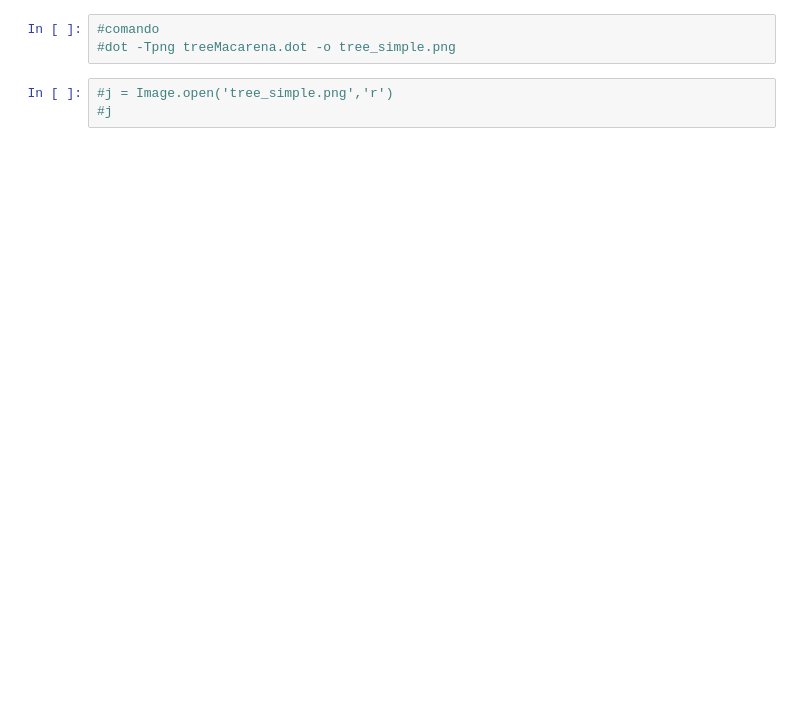
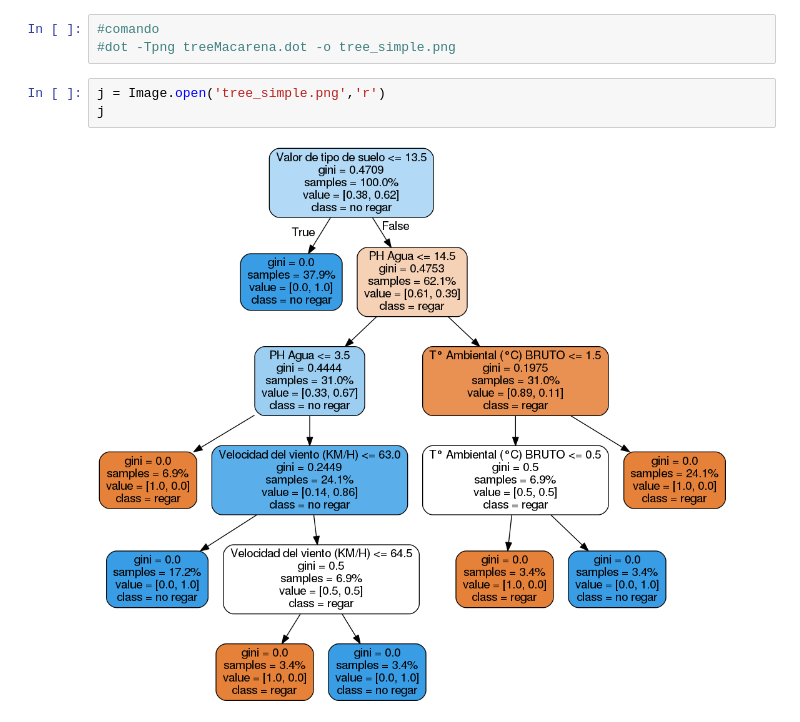
Before and after one commit to fmedel/Tarea-IA-arbol, a Jupyter notebook: arboles.ipynb, the cells around one changed output. Drawn from its saved outputs; the diff is of its cells as text; blank space fills up the shorter version.

```diff
--- a/arboles.ipynb
+++ b/arboles.ipynb
@@ -77,5 +122,7 @@ i
 #comando
 #dot -Tpng treeMacarena.dot -o tree_simple.png
 # %%
-#j = Image.open('tree_simple.png','r')
-#j
+j = Image.open('tree_simple.png','r')
+j
+# %% [output]
+[figure, added]
```
Also changed, not shown: parts of 8 cells of this notebook, 1 other file.
